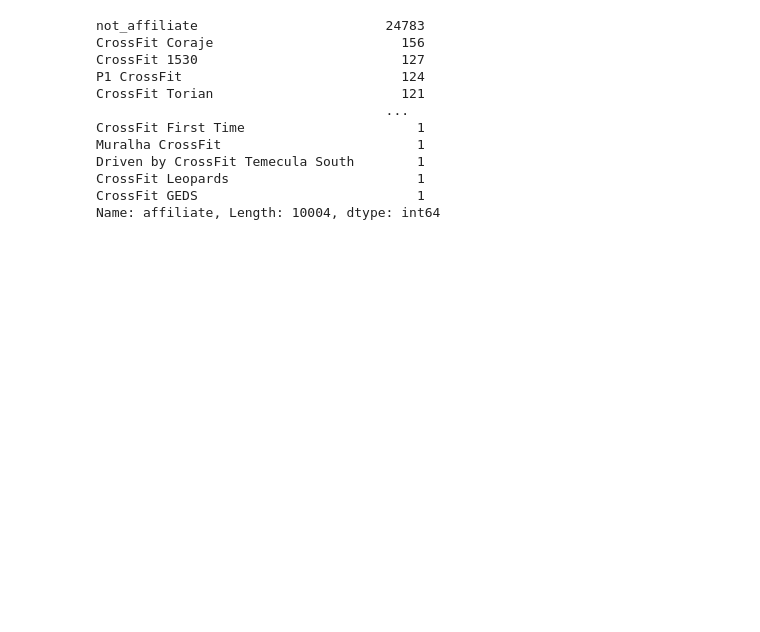
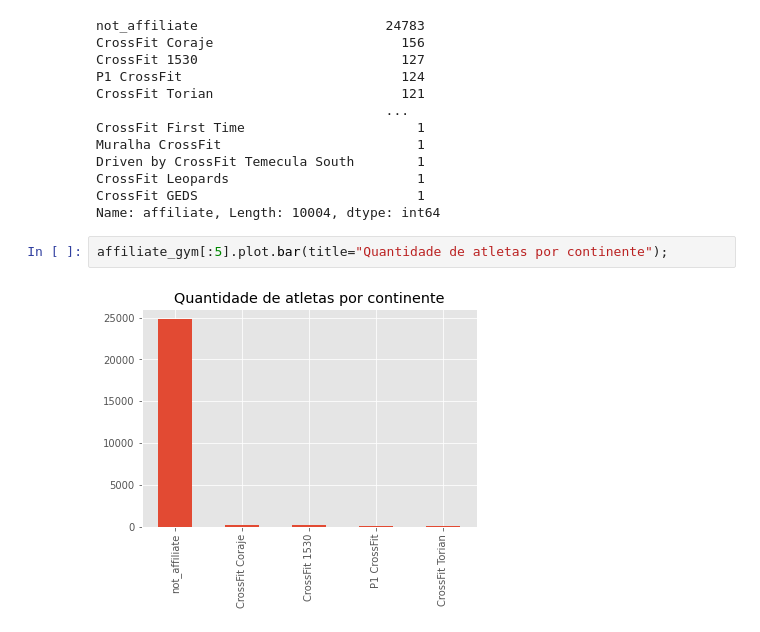
Before and after one commit to DheniMoura/Crossfit_open_2021, a Jupyter notebook: Analise_exploratória/Crossfit_open21_EDA.ipynb, the cells around one changed output. Saved outputs shown, nothing was run; the diff lists cells and outputs as text; blank space fills up the shorter version.

```diff
--- a/Analise_exploratória/Crossfit_open21_EDA.ipynb
+++ b/Analise_exploratória/Crossfit_open21_EDA.ipynb
@@ -142,3 +144,7 @@ Driven by CrossFit Temecula South        1
 CrossFit Leopards                        1
 CrossFit GEDS                            1
 Name: affiliate, Length: 10004, dtype: int64
+# %%
+affiliate_gym[:5].plot.bar(title="Quantidade de atletas por continente");
+# %% [output]
+[figure, added]
```
Also changed, not shown: parts of 1 cell of this notebook, 1 other file.
